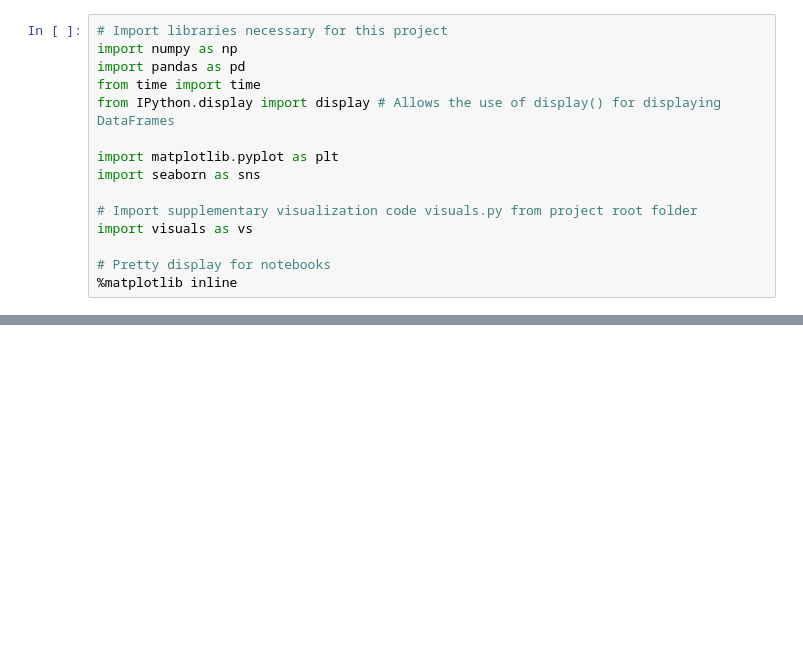
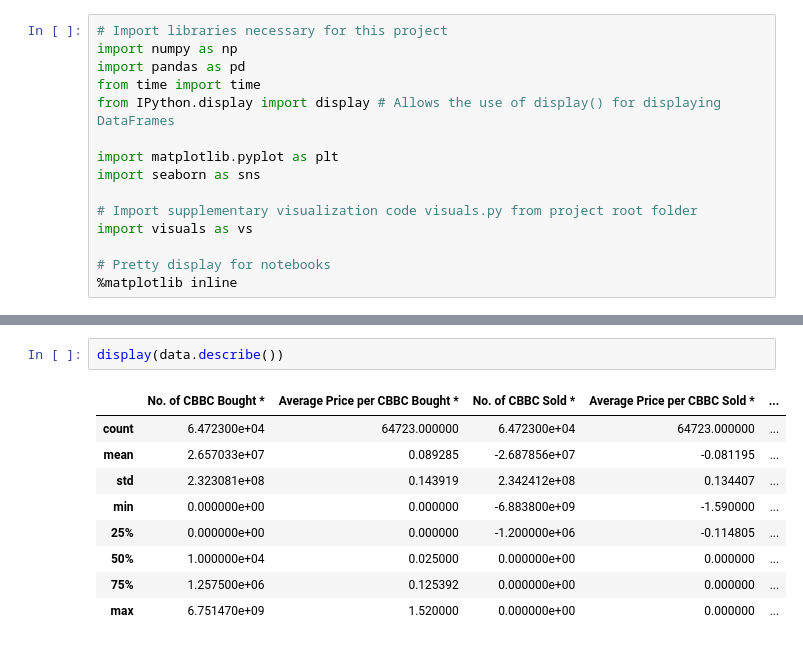
Before and after one commit to Nikhil29/Hackathon, a Jupyter notebook: dataAnalysis.ipynb, the cells around one changed output, grey strips where cells are left out. Drawn from its saved outputs; the diff is of its cells as text; blank space fills up the shorter version.

```diff
--- a/dataAnalysis.ipynb
+++ b/dataAnalysis.ipynb
@@ -33,0 +70,12 @@ display(data.head(n=5))
+# %%
+display(data.describe())
+# %% [output]
+|  | No. of CBBC Bought * | Average Price per CBBC Bought * | No. of CBBC Sold * | Average Price per CBBC Sold * | ... |
+| count | 6.472300e+04 | 64723.000000 | 6.472300e+04 | 64723.000000 | ... |
+| mean | 2.657033e+07 | 0.089285 | -2.687856e+07 | -0.081195 | ... |
+| std | 2.323081e+08 | 0.143919 | 2.342412e+08 | 0.134407 | ... |
+| min | 0.000000e+00 | 0.000000 | -6.883800e+09 | -1.590000 | ... |
+| 25% | 0.000000e+00 | 0.000000 | -1.200000e+06 | -0.114805 | ... |
+| 50% | 1.000000e+04 | 0.025000 | 0.000000e+00 | 0.000000 | ... |
+| 75% | 1.257500e+06 | 0.125392 | 0.000000e+00 | 0.000000 | ... |
+| max | 6.751470e+09 | 1.520000 | 0.000000e+00 | 0.000000 | ... |
```
Also changed, not shown: parts of 5 cells of this notebook.
